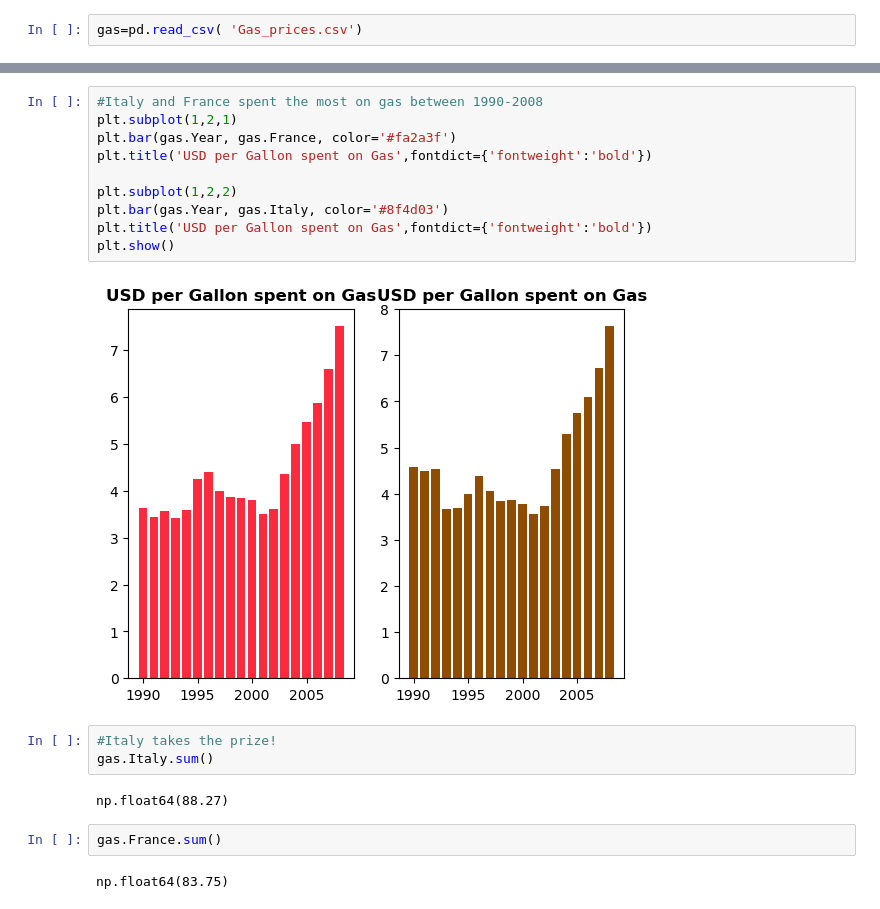
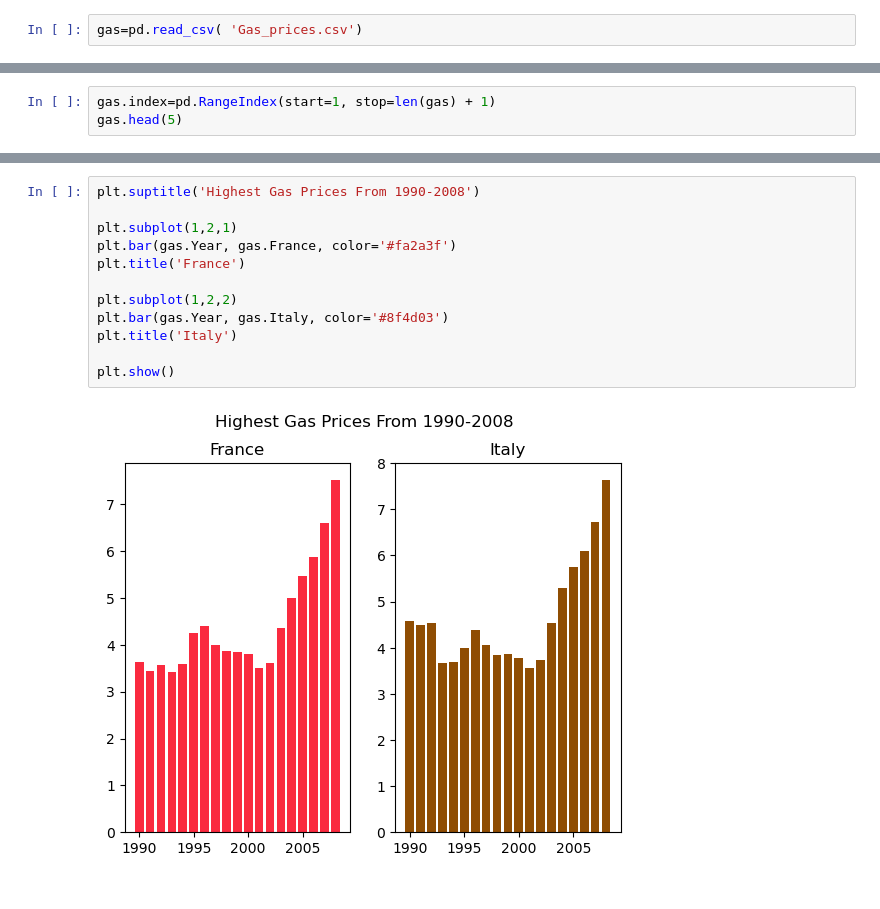
Before and after one commit to navarort-dev/Port.files, a Jupyter notebook: Gas_prices.ipynb, the cells around one changed output, grey strips where cells are left out. Saved outputs shown, nothing was run; the diff lists cells and outputs as text.

```diff
--- a/Gas_prices.ipynb
+++ b/Gas_prices.ipynb
@@ -65,0 +32,3 @@ dtype: float64
+# %%
+gas.index=pd.RangeIndex(start=1, stop=len(gas) + 1)
+gas.head(5)
@@ -92,24 +67,17 @@ plt.show()
 [figure]
 <Figure size 800x1000 with 0 Axes>
 # %%
-#Italy and France spent the most on gas between 1990-2008
+plt.suptitle('Highest Gas Prices From 1990-2008')
+
 plt.subplot(1,2,1)
 plt.bar(gas.Year, gas.France, color='#fa2a3f')
-plt.title('USD per Gallon spent on Gas',fontdict={'fontweight':'bold'})
+plt.title('France')
 
 plt.subplot(1,2,2)
 plt.bar(gas.Year, gas.Italy, color='#8f4d03')
-plt.title('USD per Gallon spent on Gas',fontdict={'fontweight':'bold'})
+plt.title('Italy')
+
 plt.show()
 # %% [output]
-[figure, old version]
+[figure, new version]
-# %%
-#Italy takes the prize!
-gas.Italy.sum()
-# %% [output]
-np.float64(88.27)
-# %%
-gas.France.sum()
-# %% [output]
-np.float64(83.75)
 # %%
```
Also changed, not shown: parts of 15 cells of this notebook.
